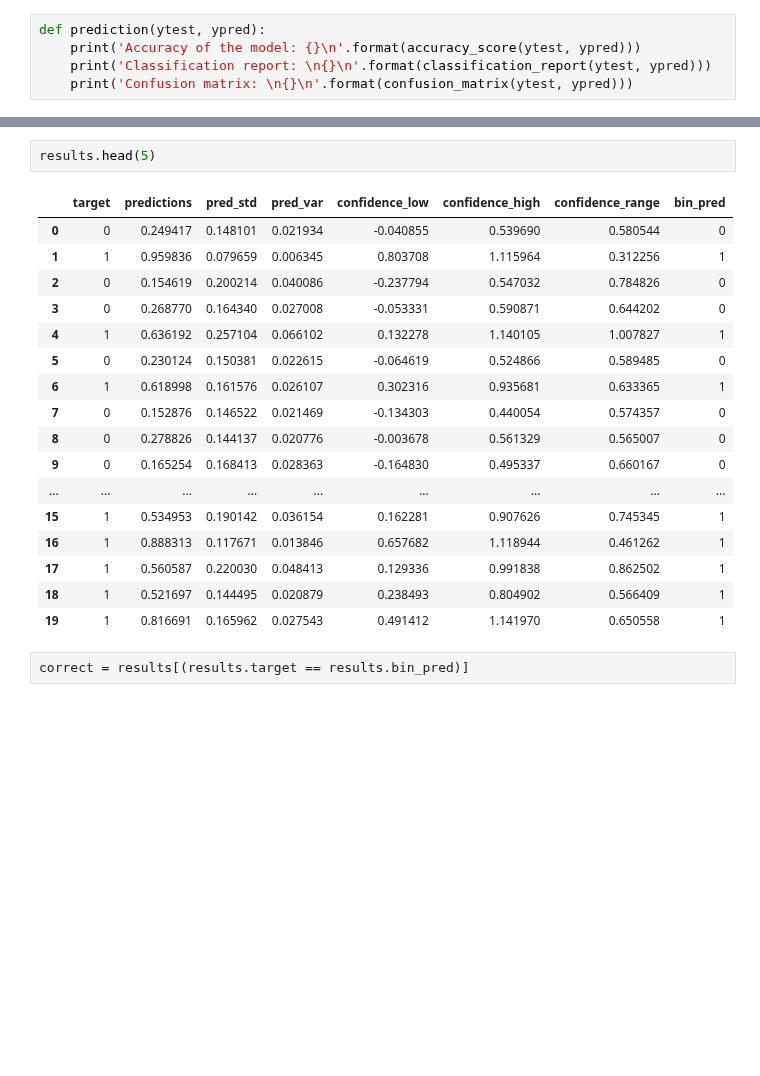
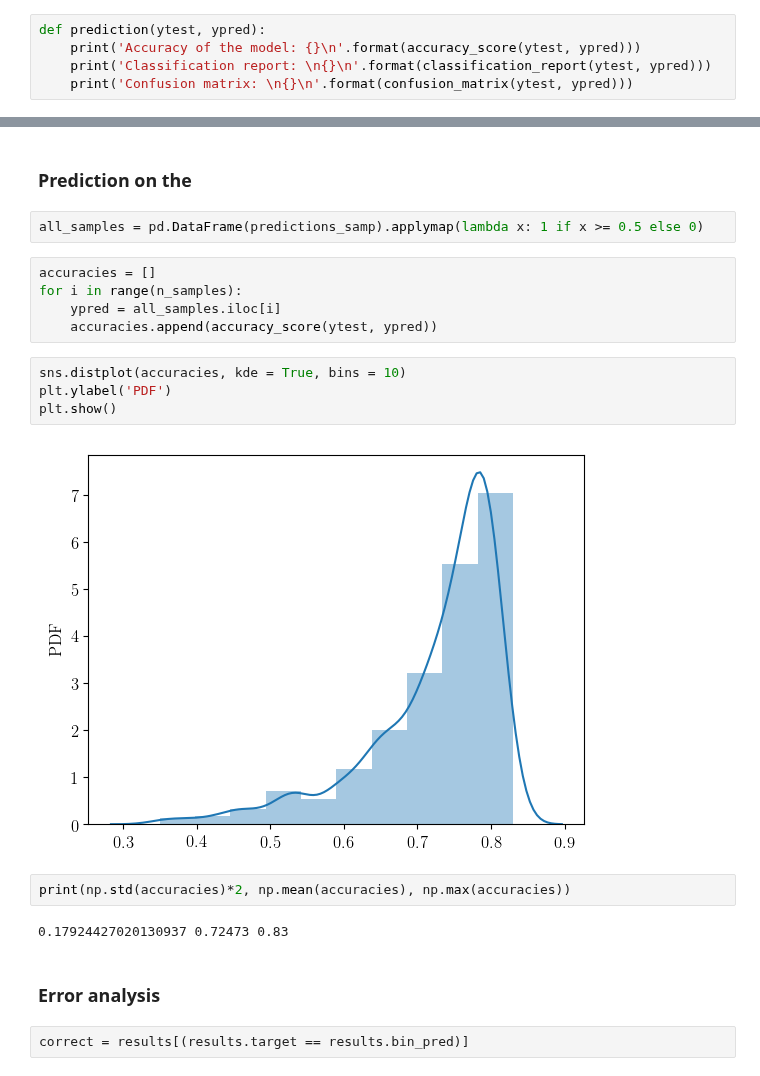
Before and after one commit to msahamed/earthquake_physics_bayesian_nn, a Jupyter notebook: Baysian_neural_network.ipynb, the cells around one changed output, grey strips where cells are left out. Drawn from its saved outputs; the diff is of its cells as text; blank space fills up the shorter version.

```diff
--- a/Baysian_neural_network.ipynb
+++ b/Baysian_neural_network.ipynb
@@ -311,23 +300,24 @@ Confusion matrix:
-# %%
-results.head(5)
-# %% [output]
-|  | target | predictions | pred_std | pred_var | confidence_low | confidence_high | confidence_range | bin_pred |
-| 0 | 0 | 0.249417 | 0.148101 | 0.021934 | -0.040855 | 0.539690 | 0.580544 | 0 |
-| 1 | 1 | 0.959836 | 0.079659 | 0.006345 | 0.803708 | 1.115964 | 0.312256 | 1 |
-| 2 | 0 | 0.154619 | 0.200214 | 0.040086 | -0.237794 | 0.547032 | 0.784826 | 0 |
-| 3 | 0 | 0.268770 | 0.164340 | 0.027008 | -0.053331 | 0.590871 | 0.644202 | 0 |
-| 4 | 1 | 0.636192 | 0.257104 | 0.066102 | 0.132278 | 1.140105 | 1.007827 | 1 |
-| 5 | 0 | 0.230124 | 0.150381 | 0.022615 | -0.064619 | 0.524866 | 0.589485 | 0 |
-| 6 | 1 | 0.618998 | 0.161576 | 0.026107 | 0.302316 | 0.935681 | 0.633365 | 1 |
-| 7 | 0 | 0.152876 | 0.146522 | 0.021469 | -0.134303 | 0.440054 | 0.574357 | 0 |
-| 8 | 0 | 0.278826 | 0.144137 | 0.020776 | -0.003678 | 0.561329 | 0.565007 | 0 |
-| 9 | 0 | 0.165254 | 0.168413 | 0.028363 | -0.164830 | 0.495337 | 0.660167 | 0 |
-| ... | ... | ... | ... | ... | ... | ... | ... | ... |
-| 15 | 1 | 0.534953 | 0.190142 | 0.036154 | 0.162281 | 0.907626 | 0.745345 | 1 |
-| 16 | 1 | 0.888313 | 0.117671 | 0.013846 | 0.657682 | 1.118944 | 0.461262 | 1 |
-| 17 | 1 | 0.560587 | 0.220030 | 0.048413 | 0.129336 | 0.991838 | 0.862502 | 1 |
-| 18 | 1 | 0.521697 | 0.144495 | 0.020879 | 0.238493 | 0.804902 | 0.566409 | 1 |
-| 19 | 1 | 0.816691 | 0.165962 | 0.027543 | 0.491412 | 1.141970 | 0.650558 | 1 |
+# %% [markdown]
+### Prediction on the
+# %%
+all_samples = pd.DataFrame(predictions_samp).applymap(lambda x: 1 if x >= 0.5 else 0)
+# %%
+accuracies = []
+for i in range(n_samples):
+    ypred = all_samples.iloc[i]
+    accuracies.append(accuracy_score(ytest, ypred))
+# %%
+sns.distplot(accuracies, kde = True, bins = 10)
+plt.ylabel('PDF')
+plt.show()
+# %% [output]
+[figure, added]
+# %%
+print(np.std(accuracies)*2, np.mean(accuracies), np.max(accuracies))
+# %% [output]
+0.17924427020130937 0.72473 0.83
+# %% [markdown]
+### Error analysis
 # %%
 correct = results[(results.target == results.bin_pred)]
 # %%
```
Also changed, not shown: parts of 28 cells of this notebook.
